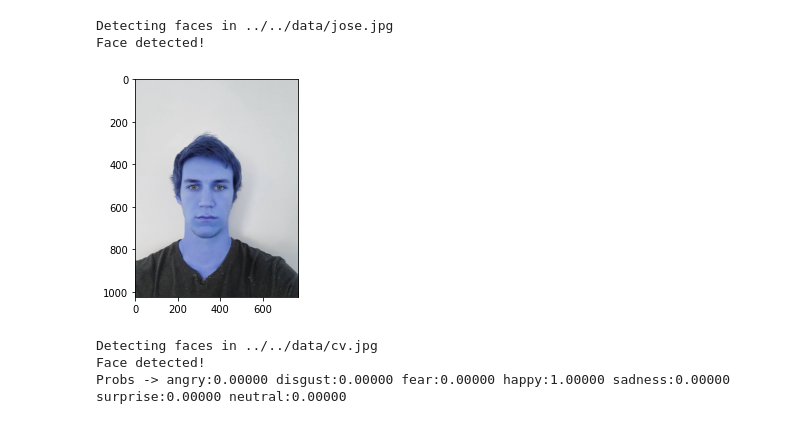
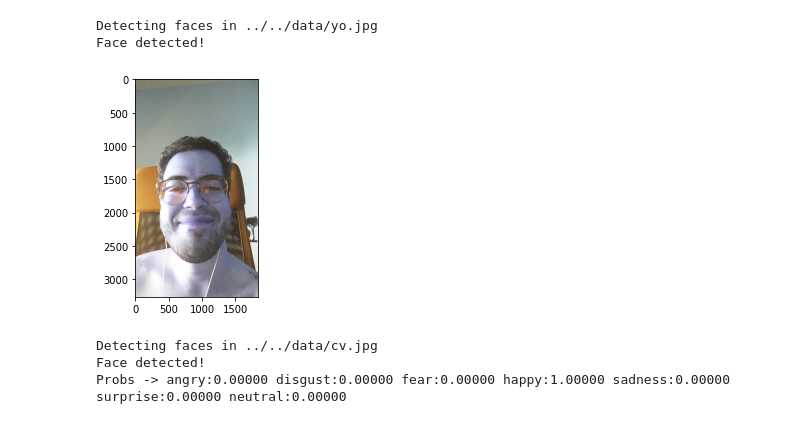
Before and after one commit to Jorge-Doncel/Song-for-your-mood, a Jupyter notebook: workDirectory/notebooks/FaceRecognition.ipynb, the cells around one changed output. Cells and saved outputs as stored; diff of their text form; code cells hidden in the pictures.

```diff
--- a/workDirectory/notebooks/FaceRecognition.ipynb
+++ b/workDirectory/notebooks/FaceRecognition.ipynb
@@ -45,11 +45,11 @@ def new_size(img):
     face=asarray(convert_from)/255
     return face
 # %%
-face = openImageAndDetectFaces("../../data/jose.jpg")
+face = openImageAndDetectFaces("../../data/yo.jpg")
 # %% [output]
-Detecting faces in ../../data/jose.jpg
+Detecting faces in ../../data/yo.jpg
 Face detected!
-[figure, old version]
+[figure, new version]
 # %%
 with open('fer.json','r') as f:
     model_json = json.load(f)
```
Also changed, not shown: 3 other files.
